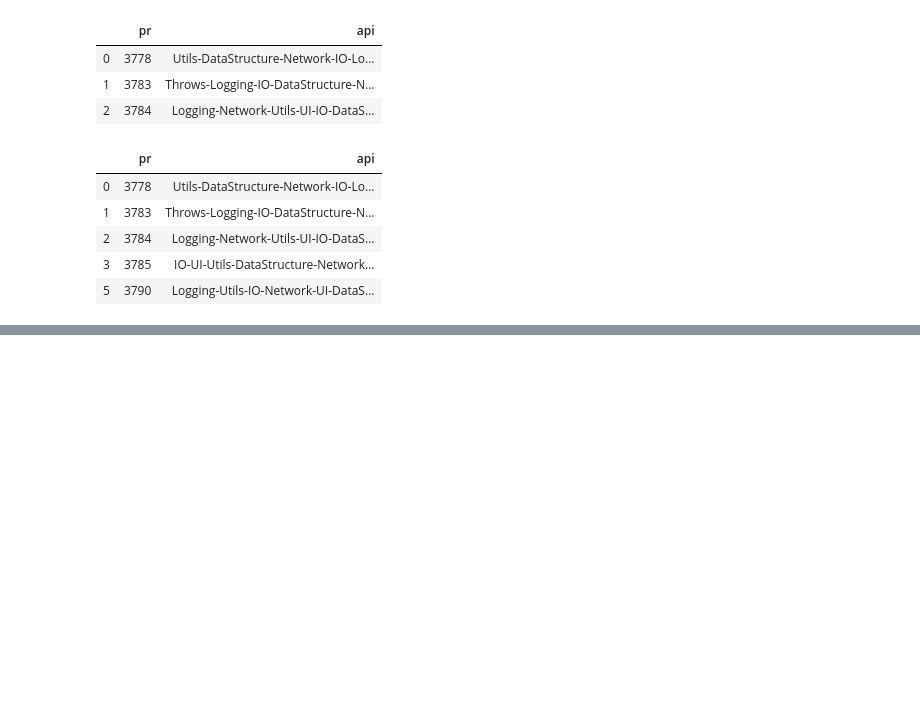
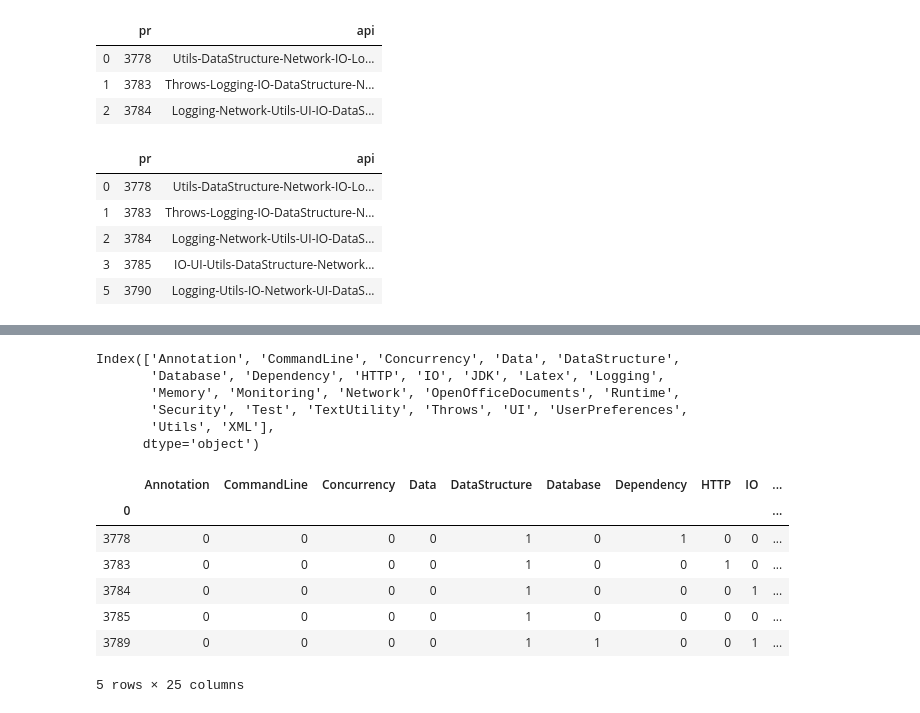
Before and after one commit to NAU-OSL/Pipeline, a Jupyter notebook: calcMetrics.ipynb, the cells around one changed output, grey strips where cells are left out. Cells and saved outputs as stored; diff of their text form; code cells hidden in the pictures; blank space fills up the shorter version.

```diff
--- a/calcMetrics.ipynb
+++ b/calcMetrics.ipynb
@@ -538,0 +589,23 @@ TextUtility 23.837276734411716 44 0.5417562894184481
+# %%
+predictions.columns
+# %% [output]
+Index(['Annotation', 'CommandLine', 'Concurrency', 'Data', 'DataStructure',
+       'Database', 'Dependency', 'HTTP', 'IO', 'JDK', 'Latex', 'Logging',
+       'Memory', 'Monitoring', 'Network', 'OpenOfficeDocuments', 'Runtime',
+       'Security', 'Test', 'TextUtility', 'Throws', 'UI', 'UserPreferences',
+       'Utils', 'XML'],
+      dtype='object')
+# %%
+predictions.rename(columns={'0':'pr'},
+                 inplace=True)
+# %%
+predictions.head()
+# %% [output]
+|  | Annotation | CommandLine | Concurrency | Data | DataStructure | Database | Dependency | HTTP | IO | ... |
+| 0 |  |  |  |  |  |  |  |  |  | ... |
+| 3778 | 0 | 0 | 0 | 0 | 1 | 0 | 1 | 0 | 0 | ... |
+| 3783 | 0 | 0 | 0 | 0 | 1 | 0 | 0 | 1 | 0 | ... |
+| 3784 | 0 | 0 | 0 | 0 | 1 | 0 | 0 | 0 | 1 | ... |
+| 3785 | 0 | 0 | 0 | 0 | 1 | 0 | 0 | 0 | 0 | ... |
+| 3789 | 0 | 0 | 0 | 0 | 1 | 1 | 0 | 0 | 1 | ... |
+5 rows × 25 columns
```
Also changed, not shown: parts of 42 cells of this notebook, 2 other files.
